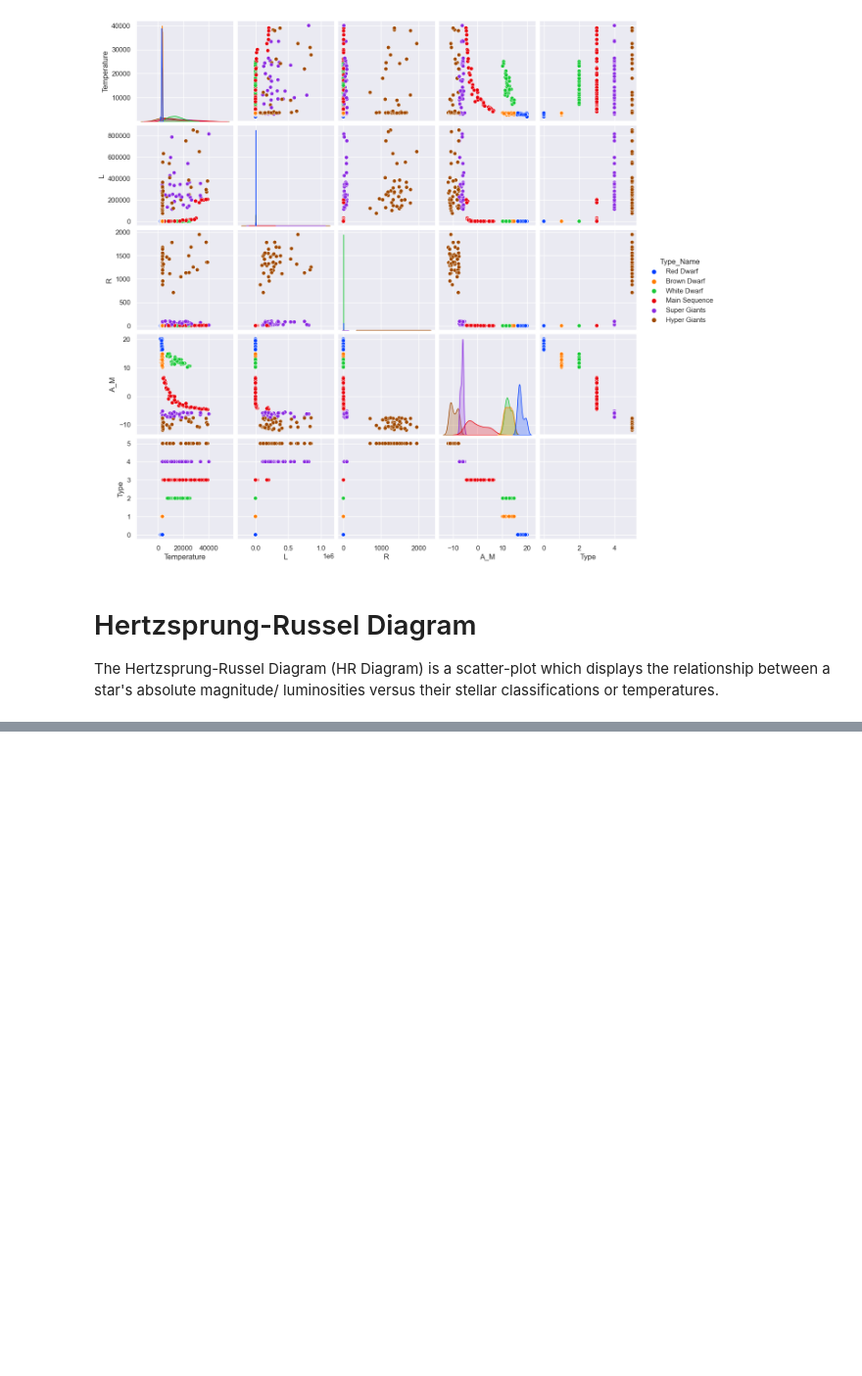
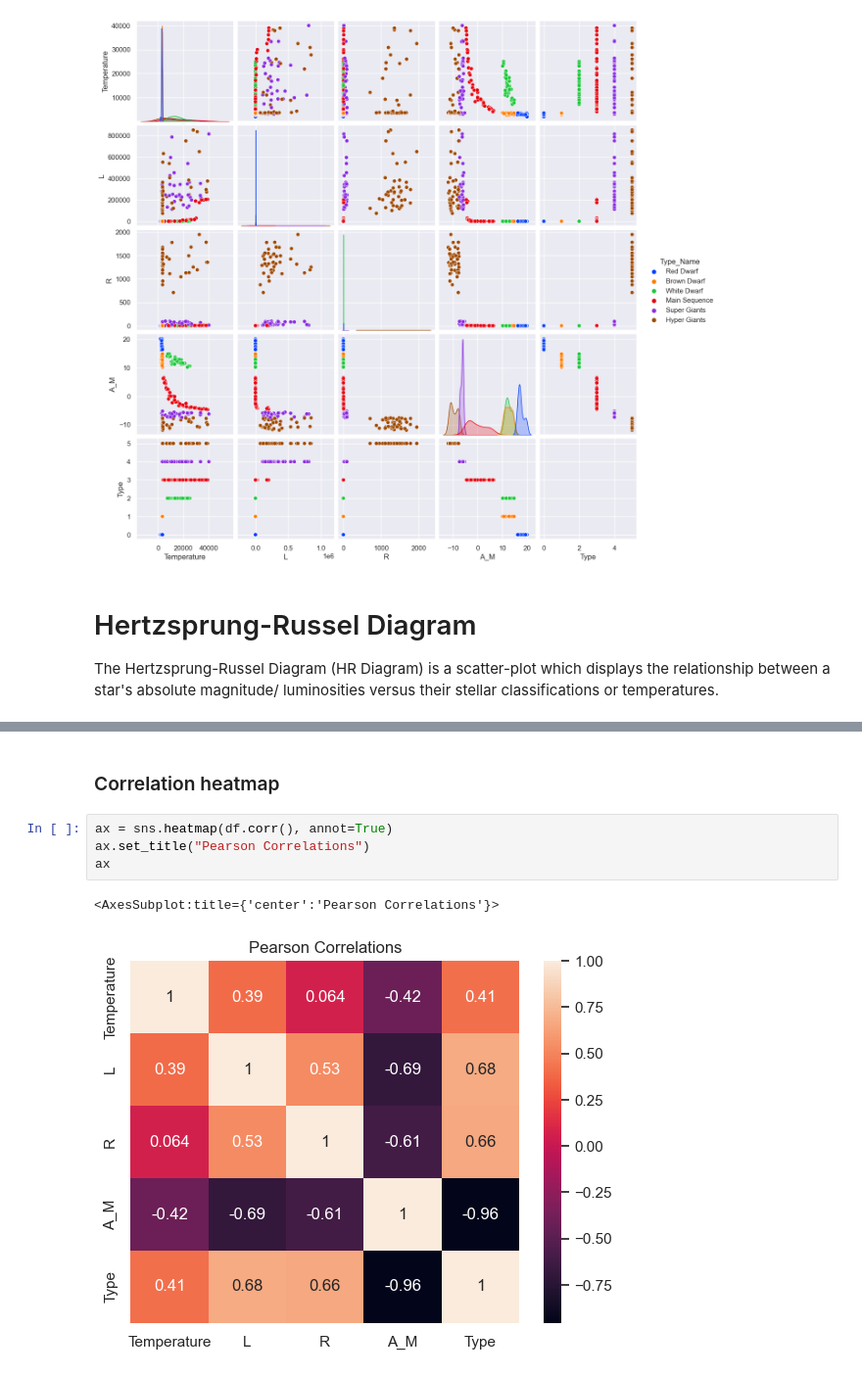
Before and after one commit to chloe0x0/stars, a Jupyter notebook: src/stars.ipynb, the cells around one changed output, grey strips where cells are left out. Shown: that part at 98% size. Saved outputs shown, nothing was run; the diff lists cells and outputs as text; blank space fills up the shorter version.

Commit message:
Pearson Correlation Coefficient Heatmap

```diff
--- a/src/stars.ipynb
+++ b/src/stars.ipynb
@@ -226,3 +225,12 @@ plt.ylabel("Luminosity (Relative to the sun)")
 # %% [output]
 Text(0, 0.5, 'Luminosity (Relative to the sun)')
 [figure]
+# %% [markdown]
+### Correlation heatmap
+# %%
+ax = sns.heatmap(df.corr(), annot=True)
+ax.set_title("Pearson Correlations")
+ax
+# %% [output]
+<AxesSubplot:title={'center':'Pearson Correlations'}>
+[figure, added]
```
Also changed, not shown: parts of 2 cells of this notebook.
